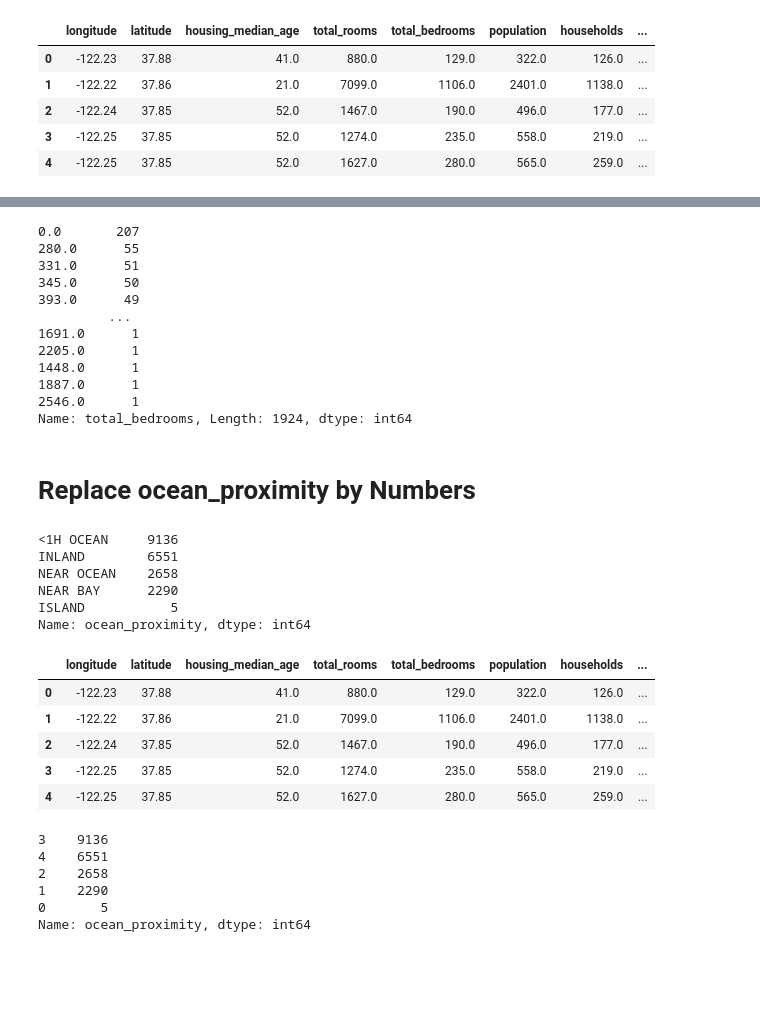
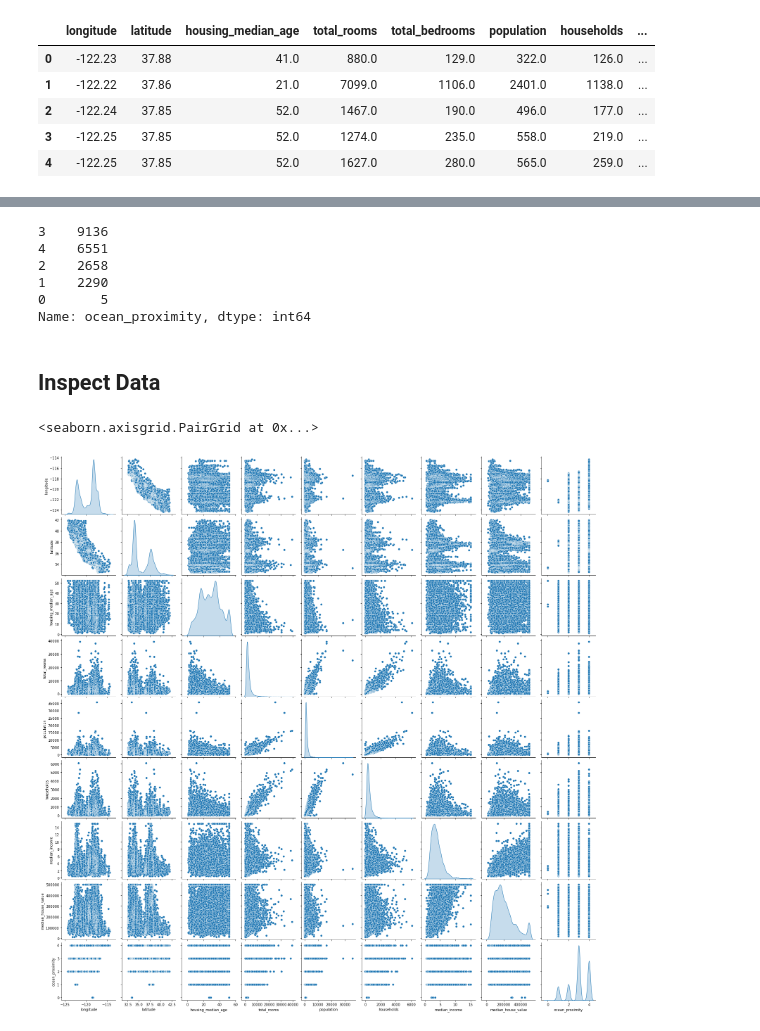
Before and after one commit to tiffany88888/capstone, a Jupyter notebook: capstone.ipynb, the cells around one changed output, grey strips where cells are left out. Saved outputs shown, nothing was run; the diff lists cells and outputs as text; code cells hidden in the pictures; blank space fills up the shorter version.

```diff
--- a/capstone.ipynb
+++ b/capstone.ipynb
@@ -1,8 +10,7 @@
 # %% [markdown]
 # Load Data
 # %%
-import pandas as pd
-housing_price = pd.read_csv('C://users//chuiw1//capstone//housing.csv')
+housing_price = pd.read_csv('housing.csv.zip')
 housing_price.info()
 # %% [output]
 <class 'pandas.core.frame.DataFrame'>
@@ -66,0 +83,4 @@ cleaned_housing_price[cleaned_housing_price['total_bedrooms'] == 0]
+# %%
+# Drop total_bedrooms, because the correlation is only 0.049686.
+cleaned_housing_price = housing_price.drop('total_bedrooms', axis = 1)
+cleaned_housing_price.head()
@@ -66,0 +100,3 @@ cleaned_housing_price[cleaned_housing_price['total_bedrooms'] == 0]
+# %%
+cleaned_housing_price = cleaned_housing_price.replace({'ISLAND':0, 'NEAR BAY':1, 'NEAR OCEAN':2, '<1H OCEAN':3, 'INLAND':4})
+cleaned_housing_price.head()
@@ -67,46 +110,16 @@ cleaned_housing_price[cleaned_housing_price['total_bedrooms'] == 0]
 # %%
-cleaned_housing_price["total_bedrooms"].value_counts()
+cleaned_housing_price['ocean_proximity'].value_counts()
 # %% [output]
-0.0       207
-280.0      55
-331.0      51
-345.0      50
-393.0      49
-         ...
-1691.0      1
-2205.0      1
-1448.0      1
-1887.0      1
-2546.0      1
-Name: total_bedrooms, Length: 1924, dtype: int64
+3    9136
+4    6551
+2    2658
+1    2290
+0       5
+Name: ocean_proximity, dtype: int64
-# %% [markdown]
-# Replace ocean_proximity by Numbers
-# %%
-housing_price["ocean_proximity"].value_counts()
-# %% [output]
-<1H OCEAN     9136
-INLAND        6551
-NEAR OCEAN    2658
-NEAR BAY      2290
-ISLAND           5
-Name: ocean_proximity, dtype: int64
-# %%
-conv = { 'ISLAND' : 0, 'NEAR BAY' : 1, 'NEAR OCEAN': 2, '<1H OCEAN': 3, 'INLAND': 4 }
-cleaned_housing_price['ocean_proximity'] = cleaned_housing_price['ocean_proximity'].replace(conv)
-cleaned_housing_price.head()
-# %% [output]
-|  | longitude | latitude | housing_median_age | total_rooms | total_bedrooms | population | households | ... |
-| 0 | -122.23 | 37.88 | 41.0 | 880.0 | 129.0 | 322.0 | 126.0 | ... |
-| 1 | -122.22 | 37.86 | 21.0 | 7099.0 | 1106.0 | 2401.0 | 1138.0 | ... |
-| 2 | -122.24 | 37.85 | 52.0 | 1467.0 | 190.0 | 496.0 | 177.0 | ... |
-| 3 | -122.25 | 37.85 | 52.0 | 1274.0 | 235.0 | 558.0 | 219.0 | ... |
-| 4 | -122.25 | 37.85 | 52.0 | 1627.0 | 280.0 | 565.0 | 259.0 | ... |
-# %%
-cleaned_housing_price["ocean_proximity"].value_counts()
-# %% [output]
-3    9136
-4    6551
-2    2658
-1    2290
-0       5
-Name: ocean_proximity, dtype: int64
+# %% [markdown]
+## Inspect Data
+# %%
+sns.pairplot(cleaned_housing_price[['longitude', 'latitude', 'housing_median_age', 'total_rooms', 'population', 'households', 'median_income', 'median_house_value', 'ocean_proximity']], diag_kind='kde')
+# %% [output]
+<seaborn.axisgrid.PairGrid at 0x...>
+[figure, added]
```
Also changed, not shown: parts of 41 cells of this notebook.
